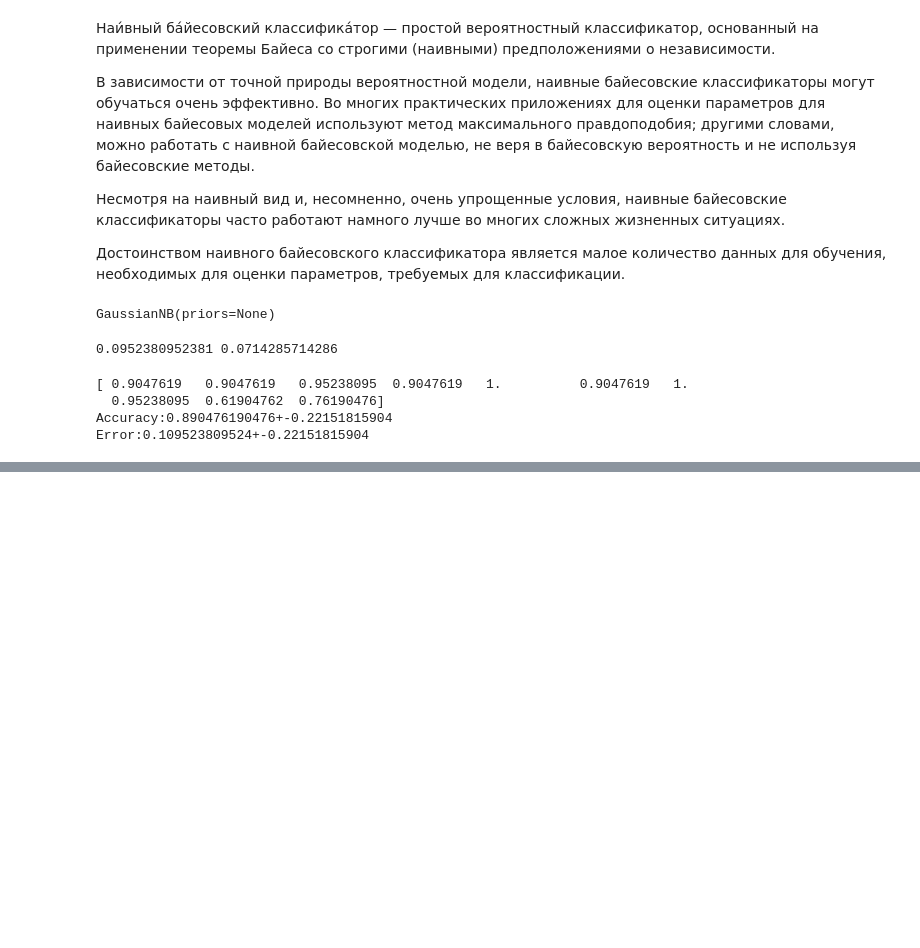
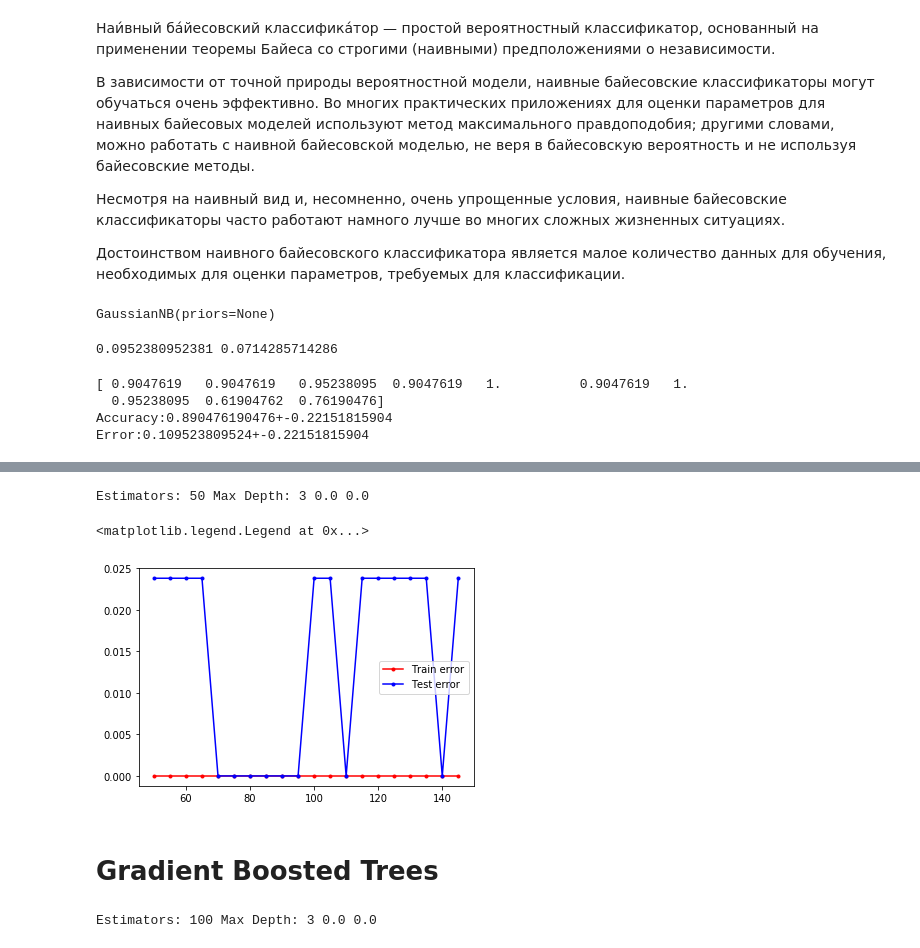
Before and after one commit to krist311/ML, a Jupyter notebook: 2509/2509.ipynb, the cells around one changed output, grey strips where cells are left out. Saved outputs shown, nothing was run; the diff lists cells and outputs as text; code cells hidden in the pictures; blank space fills up the shorter version.

```diff
--- a/2509/2509.ipynb
+++ b/2509/2509.ipynb
@@ -485,0 +568,23 @@ Error:0.109523809524+-0.22151815904
+# %%
+
+err_train = np.mean(y_train != clf.predict(x_train))
+err_test = np.mean(y_test != clf.predict(x_test))
+print("Estimators: 50", "Max Depth: 3", err_train, err_test)
+# %% [output]
+Estimators: 50 Max Depth: 3 0.0 0.0
+# %%
+err_train = []
+err_test = []
+for n_estimators in range(50, 150, 5):
+    model = AdaBoostClassifier(base_estimator=DecisionTreeClassifier(max_depth=3),
+                           n_estimators=n_estimators, learning_rate = 1).fit(x_train, y_train)
+    y_train_pred = model.predict(x_train)
+    y_test_pred = model.predict(x_test)
+    err_train.append(np.mean(y_train_pred != y_train))
+    err_test.append(np.mean(y_test_pred != y_test))
+plt.plot(range(50, 150, 5), err_train, '.-r', label = 'Train error')
+plt.plot(range(50, 150, 5), err_test, '.-b', label = 'Test error')
+plt.legend(loc = 'best')
+# %% [output]
+<matplotlib.legend.Legend at 0x...>
+[figure, added]
@@ -485,0 +604,2 @@ Error:0.109523809524+-0.22151815904
+# %% [markdown]
+# Gradient Boosted Trees
@@ -485,0 +611,6 @@ Error:0.109523809524+-0.22151815904
+# %%
+err_train = np.mean(y_train != clf.predict(x_train))
+err_test = np.mean(y_test != clf.predict(x_test))
+print("Estimators: 100", "Max Depth: 3", err_train, err_test)
+# %% [output]
+Estimators: 100 Max Depth: 3 0.0 0.0
```
Also changed, not shown: parts of 19 cells of this notebook.
